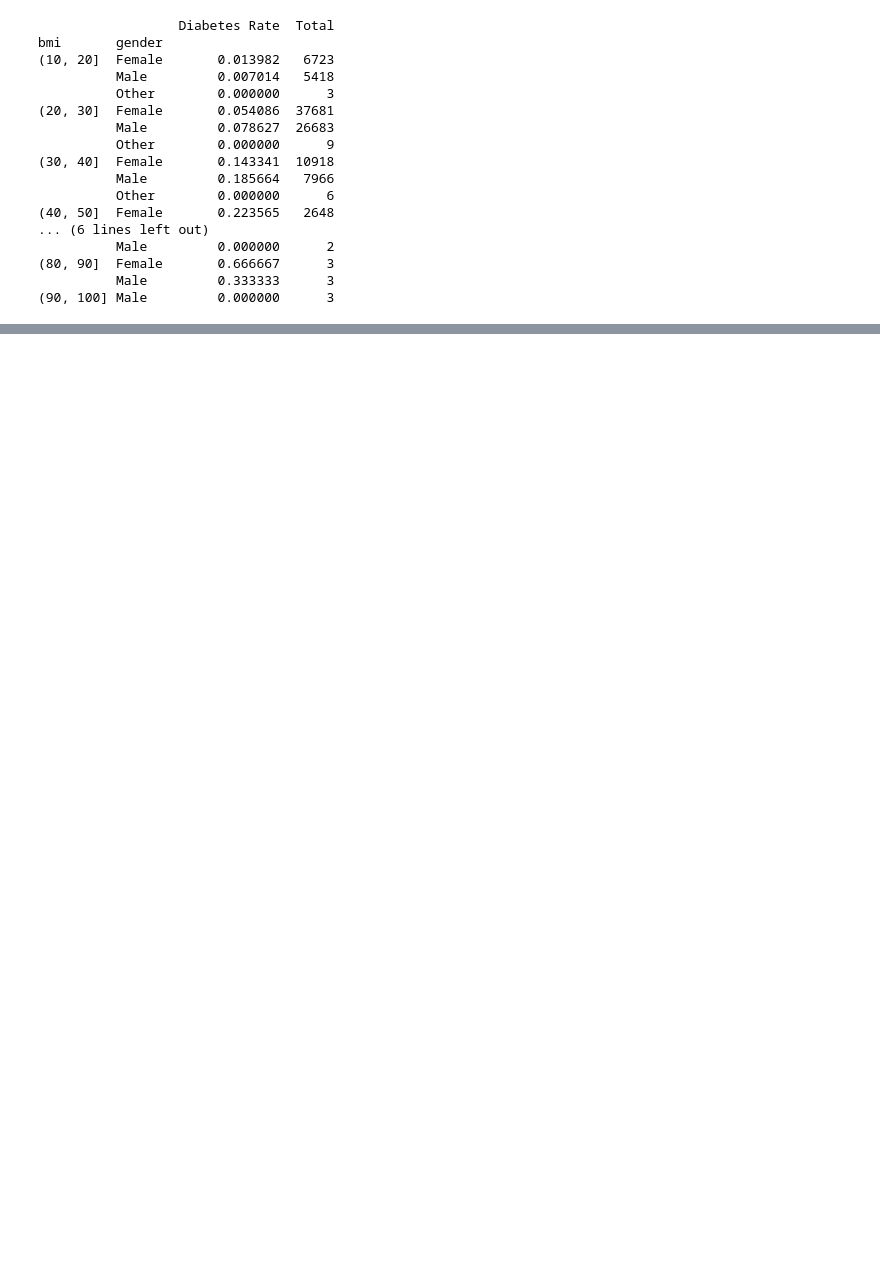
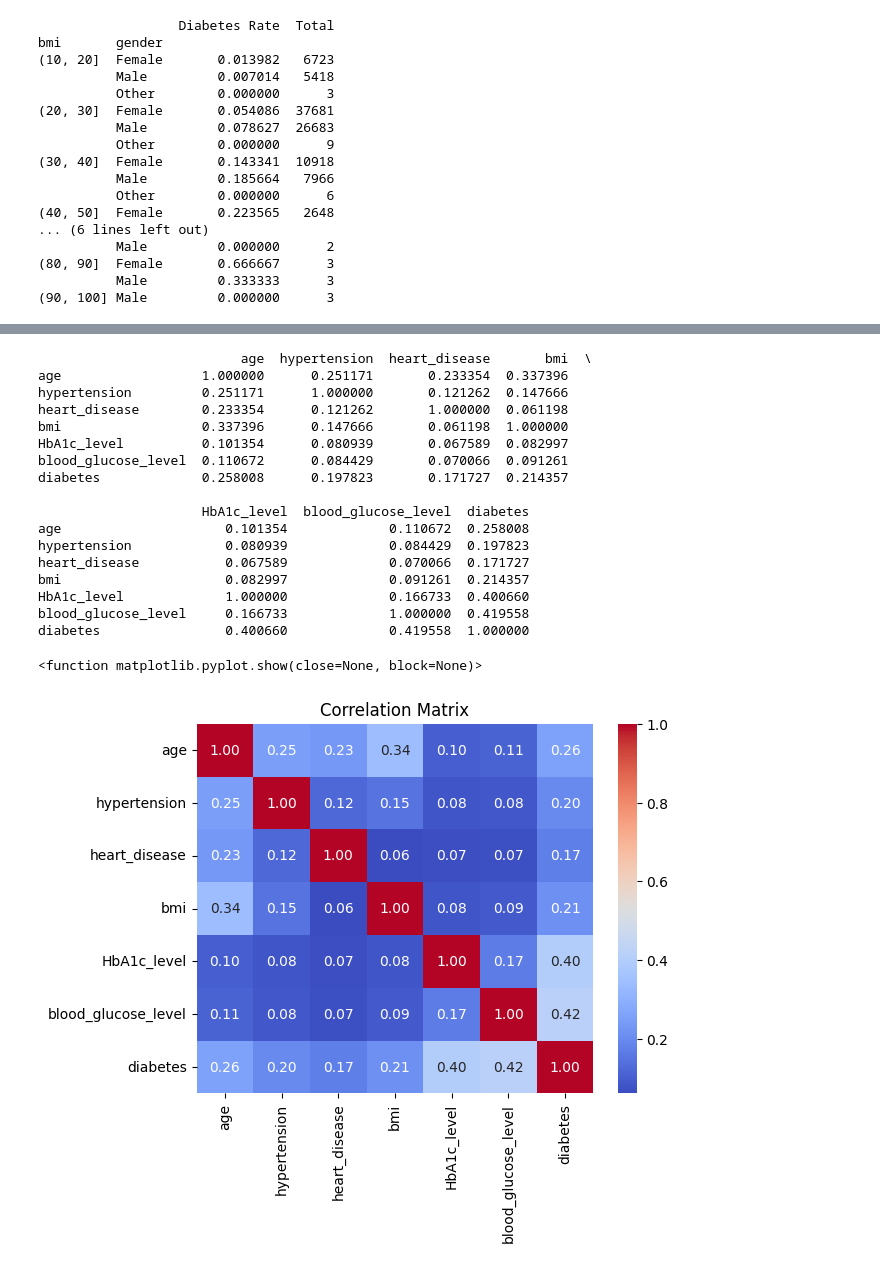
Before and after one commit to divneyrop/data-portfolio, a Jupyter notebook: notebooks/diabetes/eda.ipynb, the cells around one changed output, grey strips where cells are left out. Cells and saved outputs as stored; diff of their text form; code cells hidden in the pictures; blank space fills up the shorter version.

```diff
--- a/notebooks/diabetes/eda.ipynb
+++ b/notebooks/diabetes/eda.ipynb
@@ -246,0 +301,26 @@ print(bmi_rate)
+# %%
+corr = df.select_dtypes(include="number").corr()
+print(corr)
+sns.heatmap(data=corr, annot=True, cmap="coolwarm", fmt=".2f")
+plt.title("Correlation Matrix")
+plt.show
+# %% [output]
+                          age  hypertension  heart_disease       bmi  \
+age                  1.000000      0.251171       0.233354  0.337396
+hypertension         0.251171      1.000000       0.121262  0.147666
+heart_disease        0.233354      0.121262       1.000000  0.061198
+bmi                  0.337396      0.147666       0.061198  1.000000
+HbA1c_level          0.101354      0.080939       0.067589  0.082997
+blood_glucose_level  0.110672      0.084429       0.070066  0.091261
+diabetes             0.258008      0.197823       0.171727  0.214357
+
+                     HbA1c_level  blood_glucose_level  diabetes
+age                     0.101354             0.110672  0.258008
+hypertension            0.080939             0.084429  0.197823
+heart_disease           0.067589             0.070066  0.171727
+bmi                     0.082997             0.091261  0.214357
+HbA1c_level             1.000000             0.166733  0.400660
+blood_glucose_level     0.166733             1.000000  0.419558
+diabetes                0.400660             0.419558  1.000000
+<function matplotlib.pyplot.show(close=None, block=None)>
+[figure, added]
```
Also changed, not shown: parts of 4 cells of this notebook.
